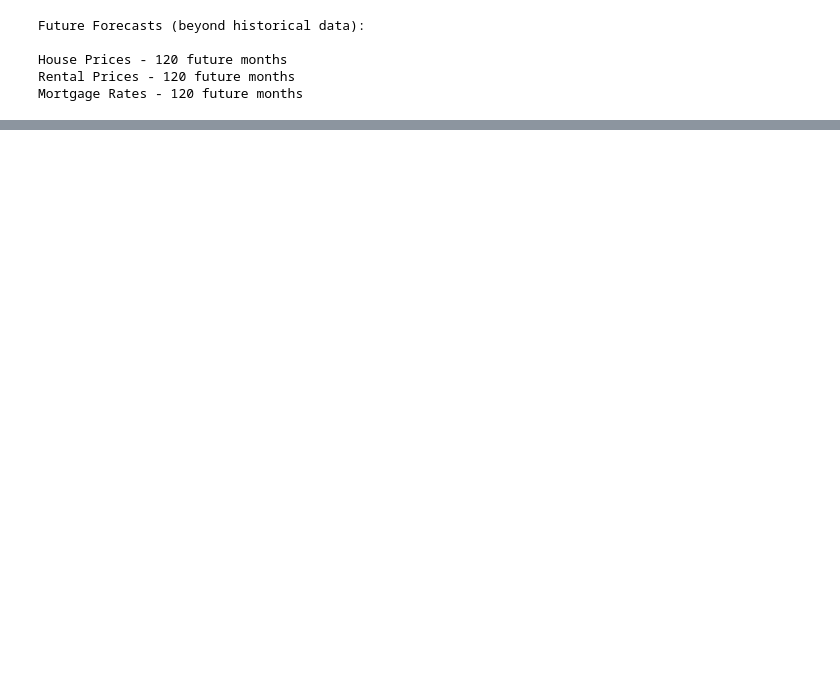
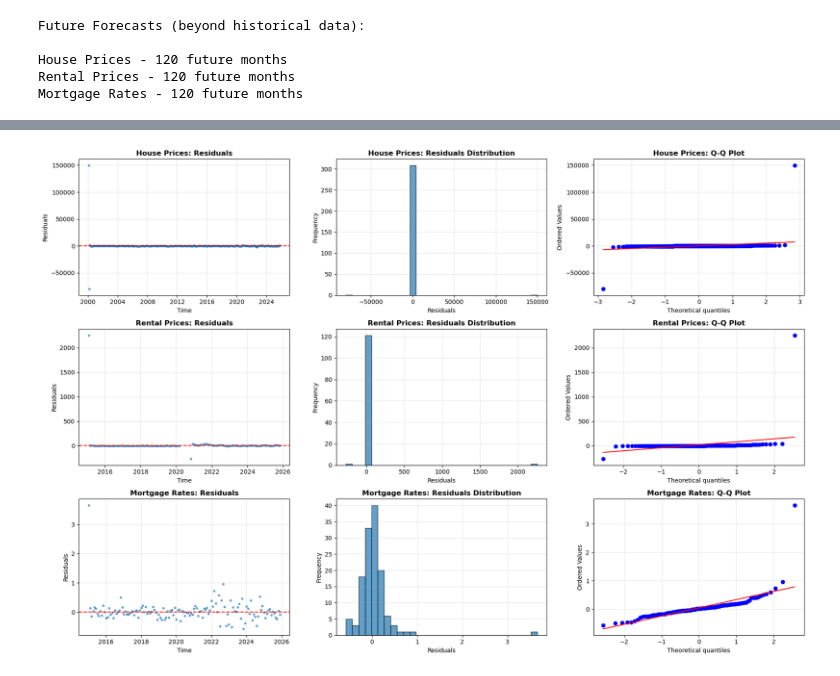
Before and after one commit to datasheng/csc46000-team-project-4727, a Jupyter notebook: notebooks/eda.ipynb, the cells around one changed output, grey strips where cells are left out. Saved outputs shown, nothing was run; the diff lists cells and outputs as text; code cells hidden in the pictures; blank space fills up the shorter version.

```diff
--- a/notebooks/eda.ipynb
+++ b/notebooks/eda.ipynb
@@ -564,0 +906,81 @@ Mortgage Rates - 120 future months
+# %%
+# ============================================
+# MODEL DIAGNOSTICS: RESIDUALS ANALYSIS
+# ============================================
+
+fig, axes = plt.subplots(3, 3, figsize=(18, 12))
+
+# ===== HOUSE PRICES RESIDUALS =====
+residuals_house = arima_model_house.resid()
+
+# Residuals plot
+axes[0, 0].plot(residuals_house, 'o', markersize=3, alpha=0.6)
+axes[0, 0].axhline(y=0, color='r', linestyle='--')
+axes[0, 0].set_title('House Prices: Residuals', fontweight='bold')
+axes[0, 0].set_xlabel('Time')
+axes[0, 0].set_ylabel('Residuals')
+axes[0, 0].grid(True, alpha=0.3)
+
+# Residuals histogram
+axes[0, 1].hist(residuals_house, bins=30, edgecolor='black', alpha=0.7)
+axes[0, 1].set_title('House Prices: Residuals Distribution', fontweight='bold')
+axes[0, 1].set_xlabel('Residuals')
+axes[0, 1].set_ylabel('Frequency')
+axes[0, 1].grid(True, alpha=0.3)
+
+# Q-Q plot
+from scipy import stats
+stats.probplot(residuals_house, dist="norm", plot=axes[0, 2])
+axes[0, 2].set_title('House Prices: Q-Q Plot', fontweight='bold')
+axes[0, 2].grid(True, alpha=0.3)
+
+# ===== RENTAL PRICES RESIDUALS =====
+residuals_rental = arima_model_rental.resid()
+
+# Residuals plot
+axes[1, 0].plot(residuals_rental, 'o', markersize=3, alpha=0.6)
+axes[1, 0].axhline(y=0, color='r', linestyle='--')
+axes[1, 0].set_title('Rental Prices: Residuals', fontweight='bold')
+axes[1, 0].set_xlabel('Time')
+axes[1, 0].set_ylabel('Residuals')
+axes[1, 0].grid(True, alpha=0.3)
+
+# Residuals histogram
+axes[1, 1].hist(residuals_rental, bins=30, edgecolor='black', alpha=0.7)
+axes[1, 1].set_title('Rental Prices: Residuals Distribution', fontweight='bold')
+axes[1, 1].set_xlabel('Residuals')
+axes[1, 1].set_ylabel('Frequency')
+axes[1, 1].grid(True, alpha=0.3)
+
+# Q-Q plot
+stats.probplot(residuals_rental, dist="norm", plot=axes[1, 2])
+axes[1, 2].set_title('Rental Prices: Q-Q Plot', fontweight='bold')
+axes[1, 2].grid(True, alpha=0.3)
+
+# ===== MORTGAGE RATES RESIDUALS =====
+residuals_mortgage = arima_model_mortgage.resid()
+
+# Residuals plot
+axes[2, 0].plot(residuals_mortgage, 'o', markersize=3, alpha=0.6)
+axes[2, 0].axhline(y=0, color='r', linestyle='--')
+axes[2, 0].set_title('Mortgage Rates: Residuals', fontweight='bold')
+axes[2, 0].set_xlabel('Time')
+axes[2, 0].set_ylabel('Residuals')
+axes[2, 0].grid(True, alpha=0.3)
+
+# Residuals histogram
+axes[2, 1].hist(residuals_mortgage, bins=30, edgecolor='black', alpha=0.7)
+axes[2, 1].set_title('Mortgage Rates: Residuals Distribution', fontweight='bold')
+axes[2, 1].set_xlabel('Residuals')
+axes[2, 1].set_ylabel('Frequency')
+axes[2, 1].grid(True, alpha=0.3)
+
+# Q-Q plot
+stats.probplot(residuals_mortgage, dist="norm", plot=axes[2, 2])
+axes[2, 2].set_title('Mortgage Rates: Q-Q Plot', fontweight='bold')
+axes[2, 2].grid(True, alpha=0.3)
+
+plt.tight_layout()
+plt.show()
+# %% [output]
+[figure, added]
```
Also changed, not shown: parts of 13 cells of this notebook.
